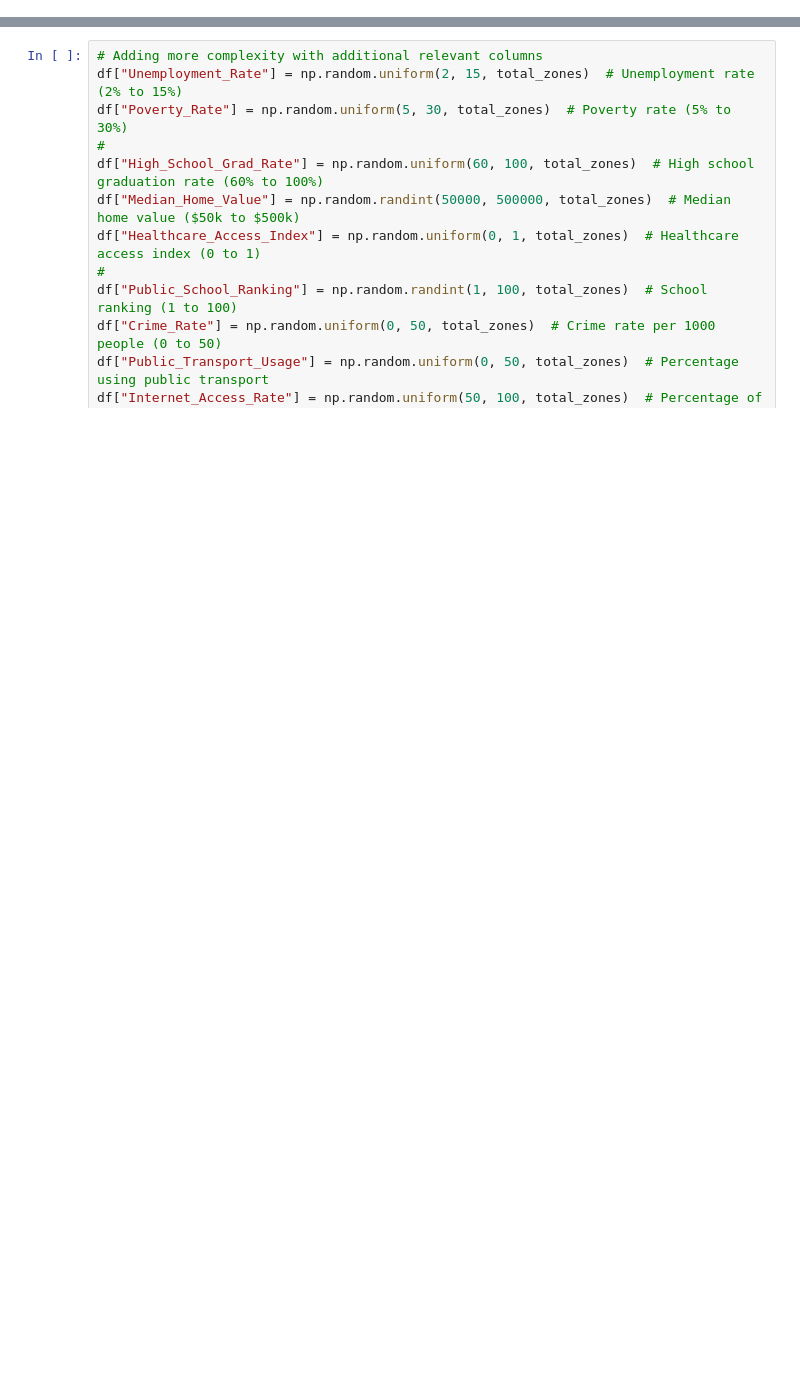
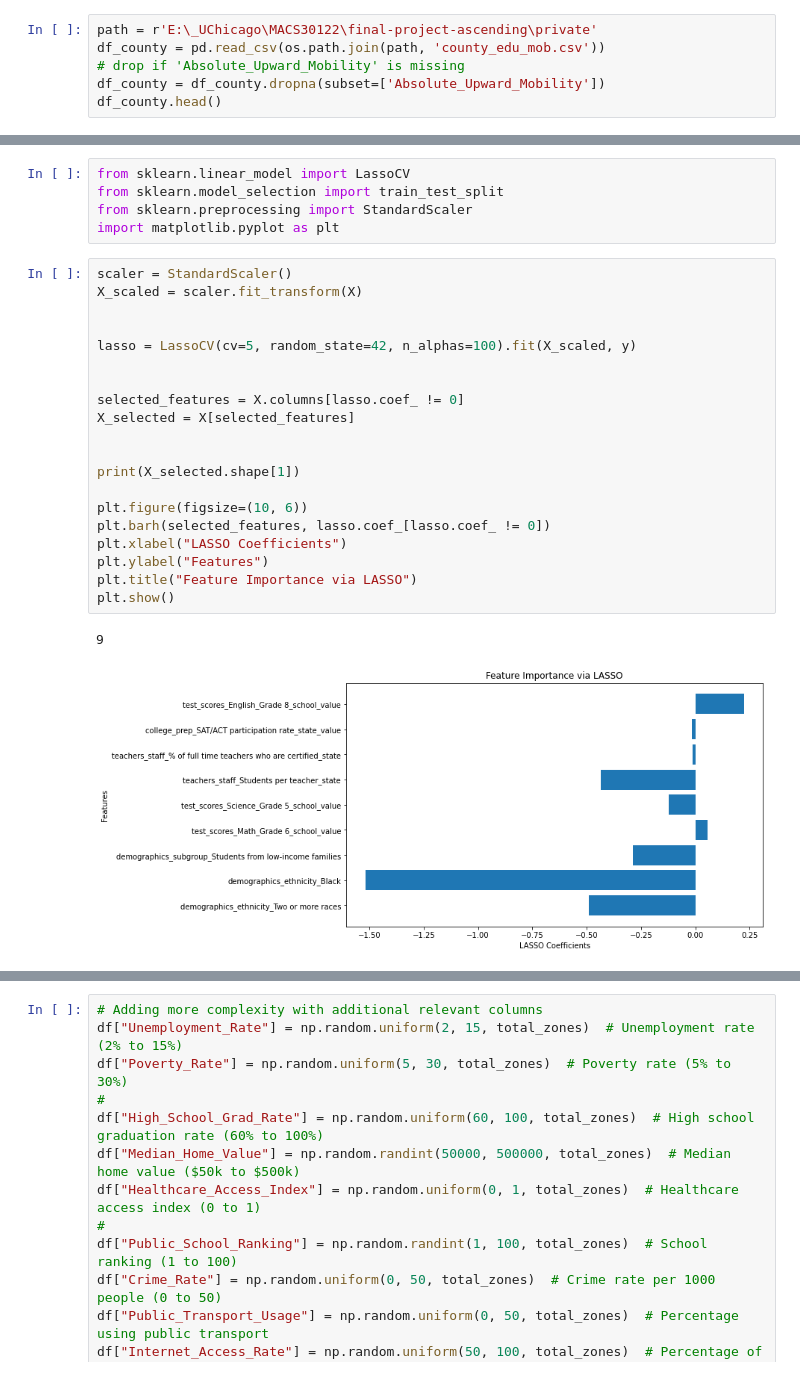
Before and after one commit to 0theinfinite/ascending, a Jupyter notebook: notebooks/regression.ipynb, the cells around one changed output, grey strips where cells are left out. Saved outputs shown, nothing was run; the diff lists cells and outputs as text; blank space fills up the shorter version.

```diff
--- a/notebooks/regression.ipynb
+++ b/notebooks/regression.ipynb
@@ -0,0 +10,6 @@
+# %%
+path = r'E:\_UChicago\MACS30122\final-project-ascending\private'
+df_county = pd.read_csv(os.path.join(path, 'county_edu_mob.csv'))
+# drop if 'Absolute_Upward_Mobility' is missing
+df_county = df_county.dropna(subset=['Absolute_Upward_Mobility'])
+df_county.head()
@@ -1 +38,29 @@
+# %%
+from sklearn.linear_model import LassoCV
+from sklearn.model_selection import train_test_split
+from sklearn.preprocessing import StandardScaler
+import matplotlib.pyplot as plt
+# %%
+scaler = StandardScaler()
+X_scaled = scaler.fit_transform(X)
+
+
+lasso = LassoCV(cv=5, random_state=42, n_alphas=100).fit(X_scaled, y)
+
+
+selected_features = X.columns[lasso.coef_ != 0]
+X_selected = X[selected_features]
+
+
+print(X_selected.shape[1])
+
+plt.figure(figsize=(10, 6))
+plt.barh(selected_features, lasso.coef_[lasso.coef_ != 0])
+plt.xlabel("LASSO Coefficients")
+plt.ylabel("Features")
+plt.title("Feature Importance via LASSO")
+plt.show()
+# %% [output]
+9
+[figure, added]
 # %%
```
Also changed, not shown: parts of 13 cells of this notebook.
